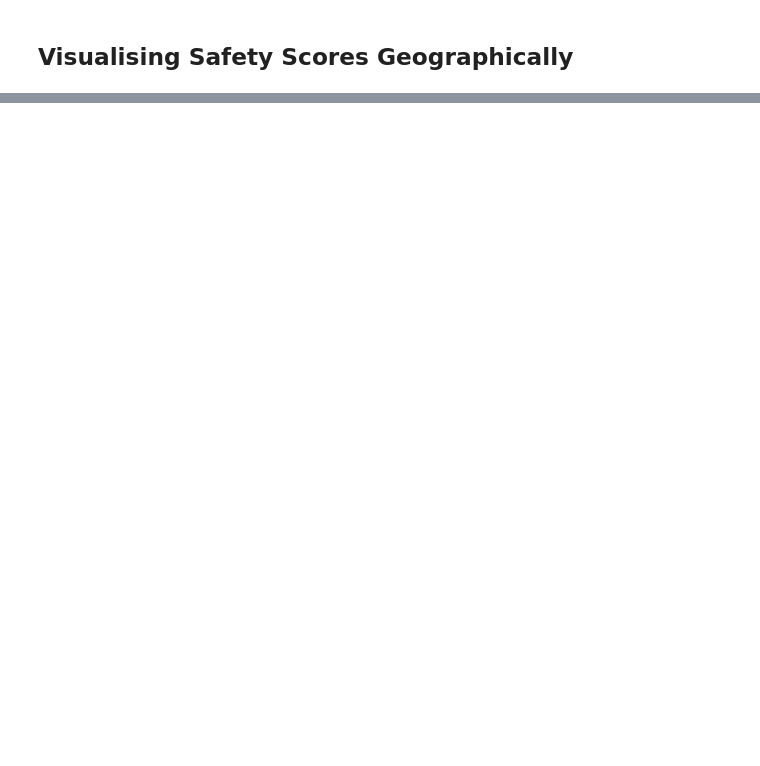
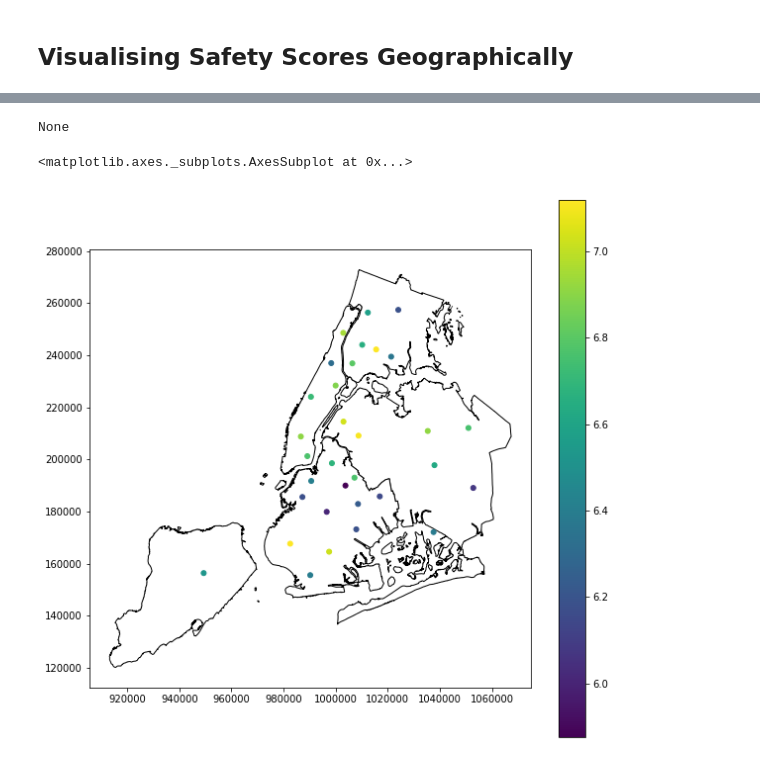
Before and after one commit to edwinfl49/nyc-hs-analysis, a Jupyter notebook: Analyzing NYC High School Data - Dataquest.io Guided Project 2-4-4.ipynb, the cells around one changed output, grey strips where cells are left out. Drawn from its saved outputs; the diff is of its cells as text; code cells hidden in the pictures; blank space fills up the shorter version.

```diff
--- a/Analyzing NYC High School Data - Dataquest.io Guided Project 2-4-4.ipynb
+++ b/Analyzing NYC High School Data - Dataquest.io Guided Project 2-4-4.ipynb
@@ -191,0 +204,26 @@ There appears to be a positive correlation between safety score and SAT score, a
+# %%
+safs_by_dist = combined.groupby('school_dist')[['lat','lon','saf_s_11']].mean()
+# %%
+import geopandas as gpd
+from shapely.geometry import Point
+import contextily as ctx
+
+# use the built-in data from Geopandas to draw the borough boundaries
+nybb = gpd.read_file(gpd.datasets.get_path('nybb'))
+
+# convert the above data into a GeoDataFrame
+geometry = [Point(xy) for xy in zip(safs_by_dist['lon'], safs_by_dist['lat'])]
+
+geo_safs_by_dist = gpd.GeoDataFrame(safs_by_dist, geometry=geometry)
+geo_safs_by_dist = geo_safs_by_dist.drop(['lat', 'lon'], axis=1)
+#nybb = nybb.to_crs(epsg=8807)
+print(geo_safs_by_dist.crs)
+geo_safs_by_dist.crs = {'init': 'epsg:4326'}
+geo_safs_by_dist = geo_safs_by_dist.to_crs({'init': 'epsg:2263'})
+
+base = nybb.plot(figsize=(10,10), color='white', edgecolor='black')
+geo_safs_by_dist.plot(ax=base, column='saf_s_11', marker='o', markersize=25, cmap='viridis', legend=True)
+# %% [output]
+None
+<matplotlib.axes._subplots.AxesSubplot at 0x...>
+[figure, added]
```
Also changed, not shown: parts of 27 cells of this notebook, 10 other files.
